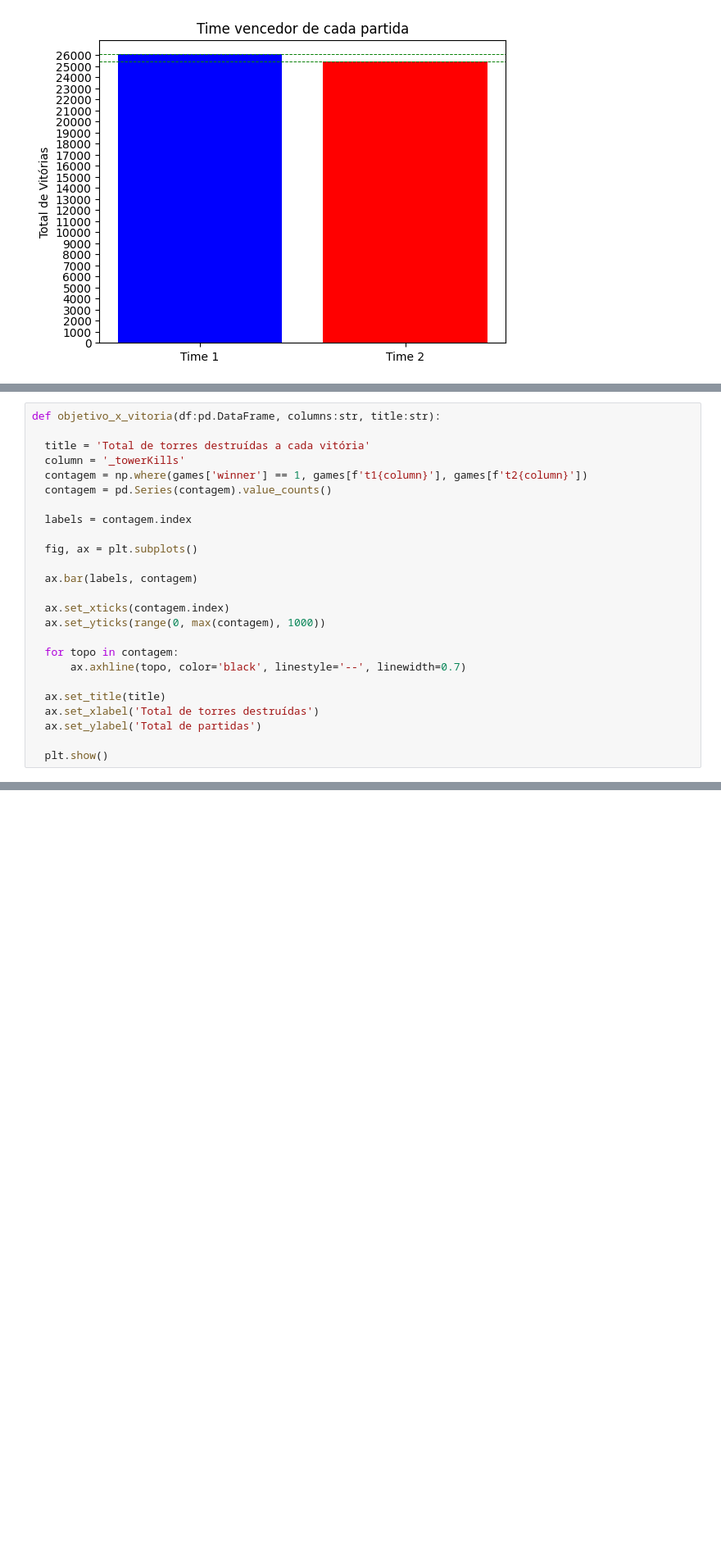
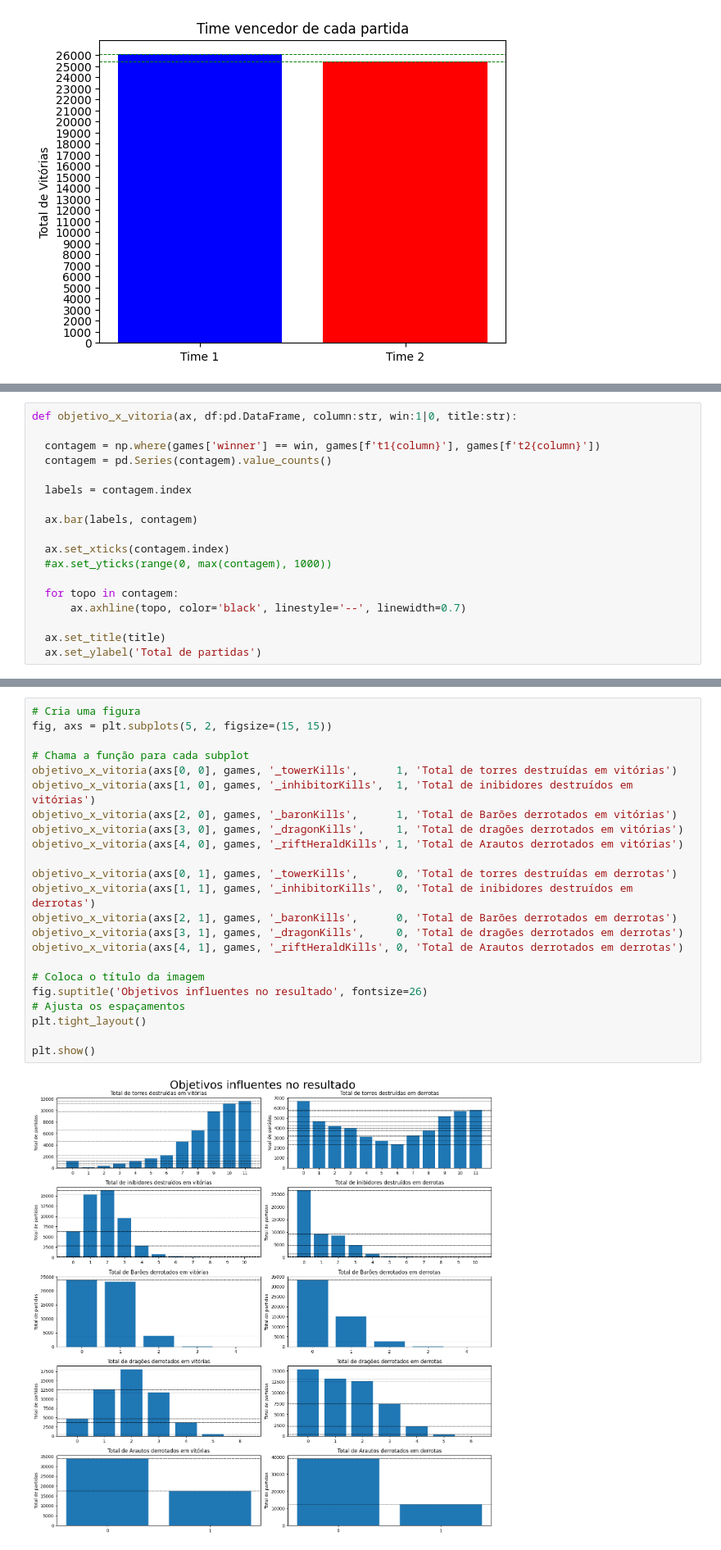
Before and after one commit to LuizGusQueiroz/Data_Science_AdaTech, a Jupyter notebook: Tecnicas_Programacao/Trabalho_Final/Analise_LOL.ipynb, the cells around one changed output, grey strips where cells are left out. Shown at 82% size. Saved outputs shown, nothing was run; the diff lists cells and outputs as text; blank space fills up the shorter version.

```diff
--- a/Tecnicas_Programacao/Trabalho_Final/Analise_LOL.ipynb
+++ b/Tecnicas_Programacao/Trabalho_Final/Analise_LOL.ipynb
@@ -296,25 +269,18 @@ compara_vitorias(games, 'firstRiftHerald', 'Resultados dos times que derrotaram
 # %%
-def objetivo_x_vitoria(df:pd.DataFrame, columns:str, title:str):
+def objetivo_x_vitoria(ax, df:pd.DataFrame, column:str, win:1|0, title:str):
 
-  title = 'Total de torres destruídas a cada vitória'
-  column = '_towerKills'
-  contagem = np.where(games['winner'] == 1, games[f't1{column}'], games[f't2{column}'])
+  contagem = np.where(games['winner'] == win, games[f't1{column}'], games[f't2{column}'])
   contagem = pd.Series(contagem).value_counts()
 
   labels = contagem.index
 
-  fig, ax = plt.subplots()
-
   ax.bar(labels, contagem)
 
   ax.set_xticks(contagem.index)
-  ax.set_yticks(range(0, max(contagem), 1000))
+  #ax.set_yticks(range(0, max(contagem), 1000))
 
   for topo in contagem:
       ax.axhline(topo, color='black', linestyle='--', linewidth=0.7)
 
   ax.set_title(title)
-  ax.set_xlabel('Total de torres destruídas')
   ax.set_ylabel('Total de partidas')
-
-  plt.show()
@@ -327,0 +287,25 @@ objetivo_x_vitoria(games, '_towerKills', 'Total de torres destruídas em vitóri
+# %%
+# Cria uma figura
+fig, axs = plt.subplots(5, 2, figsize=(15, 15))
+
+# Chama a função para cada subplot
+objetivo_x_vitoria(axs[0, 0], games, '_towerKills',      1, 'Total de torres destruídas em vitórias')
+objetivo_x_vitoria(axs[1, 0], games, '_inhibitorKills',  1, 'Total de inibidores destruídos em vitórias')
+objetivo_x_vitoria(axs[2, 0], games, '_baronKills',      1, 'Total de Barões derrotados em vitórias')
+objetivo_x_vitoria(axs[3, 0], games, '_dragonKills',     1, 'Total de dragões derrotados em vitórias')
+objetivo_x_vitoria(axs[4, 0], games, '_riftHeraldKills', 1, 'Total de Arautos derrotados em vitórias')
+
+objetivo_x_vitoria(axs[0, 1], games, '_towerKills',      0, 'Total de torres destruídas em derrotas')
+objetivo_x_vitoria(axs[1, 1], games, '_inhibitorKills',  0, 'Total de inibidores destruídos em derrotas')
+objetivo_x_vitoria(axs[2, 1], games, '_baronKills',      0, 'Total de Barões derrotados em derrotas')
+objetivo_x_vitoria(axs[3, 1], games, '_dragonKills',     0, 'Total de dragões derrotados em derrotas')
+objetivo_x_vitoria(axs[4, 1], games, '_riftHeraldKills', 0, 'Total de Arautos derrotados em derrotas')
+
+# Coloca o título da imagem
+fig.suptitle('Objetivos influentes no resultado', fontsize=26)
+# Ajusta os espaçamentos
+plt.tight_layout()
+
+plt.show()
+# %% [output]
+[figure, added]
```
Also changed, not shown: parts of 11 cells of this notebook.
